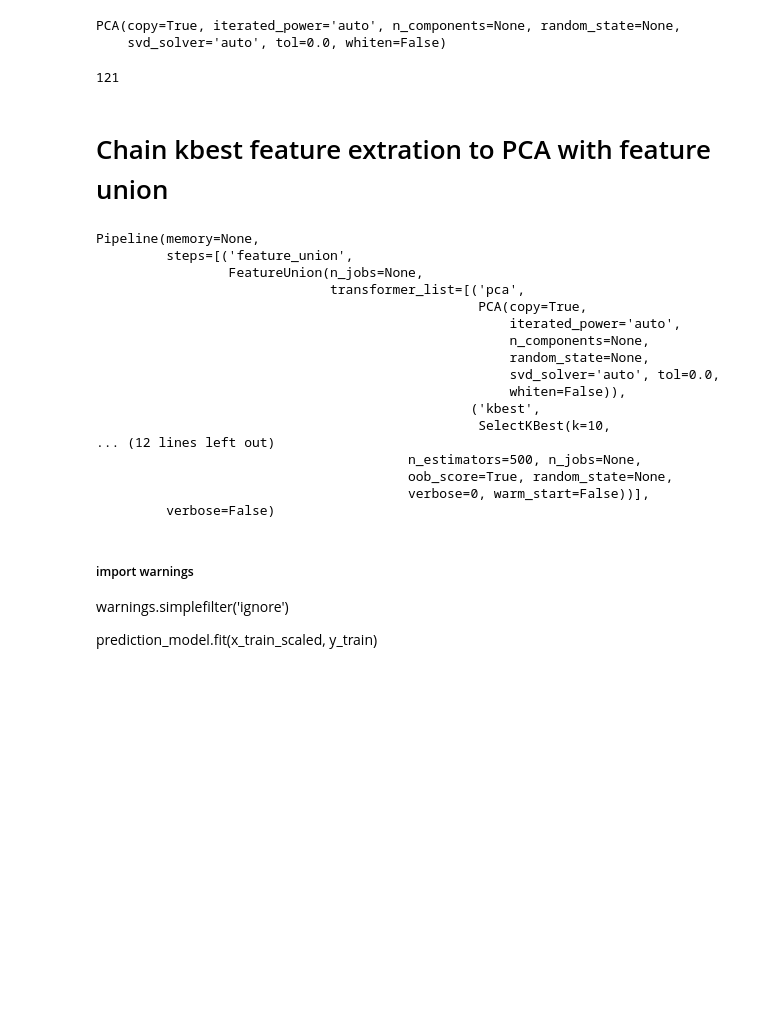
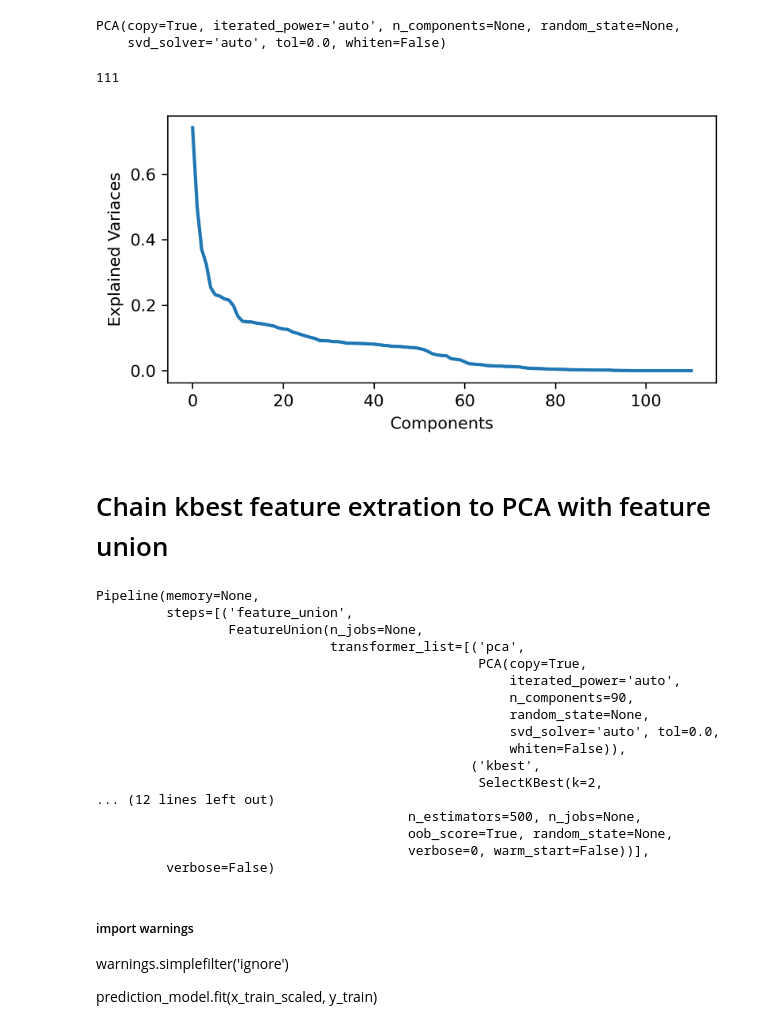
Before and after one commit to mmanning88/adoption_outcome_product, a Jupyter notebook: data_model/Prediction Modeling.ipynb, the cells around one changed output. Cells and saved outputs as stored; diff of their text form; code cells hidden in the pictures; blank space fills up the shorter version.

```diff
--- a/data_model/Prediction Modeling.ipynb
+++ b/data_model/Prediction Modeling.ipynb
@@ -39,15 +31,16 @@ dtype: float64
 # %%
 dataset =  dataset.loc[(dataset['outcome_type'] == 'Adoption')
                                  | (dataset['outcome_type'] == 'Transfer')
-                                 | (dataset['outcome_type'] == 'Return to Owner')]
+                                 | (dataset['outcome_type'] == 'Return to Owner')
+                                 | (dataset['outcome_type'] == 'Euthanasia')]
 
 #dataset['outcome_subtype'] = np.where(pd.isnull(dataset['outcome_subtype']),
 #                                           dataset['outcome_type'],
 #                                           dataset['outcome_subtype'])
 # %%
 x = dataset.filter(items=['sex', 'spay/neuter', 'mixed_breed', 'time_in_shelter_days_12',
-                         'coat', 'intake_hour', 'intake_weekday', 'intake_month', 'age_upon_intake_age_group',
-                         'intake_condition', 'intake_type', 'Puppy/Dog_intake', 'Bully_breed'])
+                         'coat', 'intake_hour', 'intake_weekday', 'intake_month', 'intake_year', 'age_upon_intake_age_group',
+                         'intake_condition_clean', 'intake_type', 'Puppy/Dog_intake', 'Bully_breed'])
 
 # ['sex', 'spay/neuter', 'mixed_breed', 'breed', 'time_in_shelter_days_6', 'coat'
 #                         , 'intake_hour', 'intake_weekday', 'intake_month', 'age_upon_intake_age_group',
@@ -85,30 +108,43 @@ pca.fit(x_train_scaled)
 # %% [output]
 PCA(copy=True, iterated_power='auto', n_components=None, random_state=None,
     svd_solver='auto', tol=0.0, whiten=False)
-# %%
-print(len(pca.components_))
-# %% [output]
-121
+# %%
+from matplotlib.pyplot import figure
+from matplotlib.pyplot import plot
+from matplotlib.pyplot import xlabel
+from matplotlib.pyplot import ylabel
+from matplotlib.pyplot import show
+
+print(len(pca.components_))
+figure(1, figsize=(6,3), dpi=300)
+plot(pca.explained_variance_, linewidth=2)
+xlabel('Components')
+ylabel('Explained Variaces')
+show()
+# %% [output]
+111
+[figure, added]
 # %% [markdown]
 # Chain kbest feature extration to PCA with feature union
 # %%
-from sklearn.feature_selection import SelectKBest
-from sklearn.pipeline import Pipeline, FeatureUnion
-from sklearn.ensemble import RandomForestClassifier
+
 
 feature_union = FeatureUnion([
-    ('pca', PCA()),
-    ('kbest', SelectKBest())
+    ('pca', PCA(n_components = 90)),
+    ('kbest', SelectKBest(k=2))
 ])
 
 prediction_model = Pipeline([
     ('feature_union', feature_union),
-    ('rf', RandomForestClassifier(n_estimators=500, criterion='gini',
+    ('rf', RandomForestClassifier(n_estimators=500, criterion='entropy',
                                   class_weight='balanced_subsample', bootstrap=True,
                                   oob_score=True))
 ])
 
-prediction_model.fit(x_train_scaled, y_train)
+
+
+
+prediction_model.fit(x_train, y_train)
 # %% [output]
 Pipeline(memory=None,
          steps=[('feature_union',
@@ -116,12 +152,12 @@ Pipeline(memory=None,
                               transformer_list=[('pca',
                                                  PCA(copy=True,
                                                      iterated_power='auto',
-                                                     n_components=None,
+                                                     n_components=90,
                                                      random_state=None,
                                                      svd_solver='auto', tol=0.0,
                                                      whiten=False)),
                                                 ('kbest',
-                                                 SelectKBest(k=10,
+                                                 SelectKBest(k=2,
 ... (12 lines left out)
                                         n_estimators=500, n_jobs=None,
                                         oob_score=True, random_state=None,
```
Also changed, not shown: parts of 26 cells of this notebook, 2 other files.
